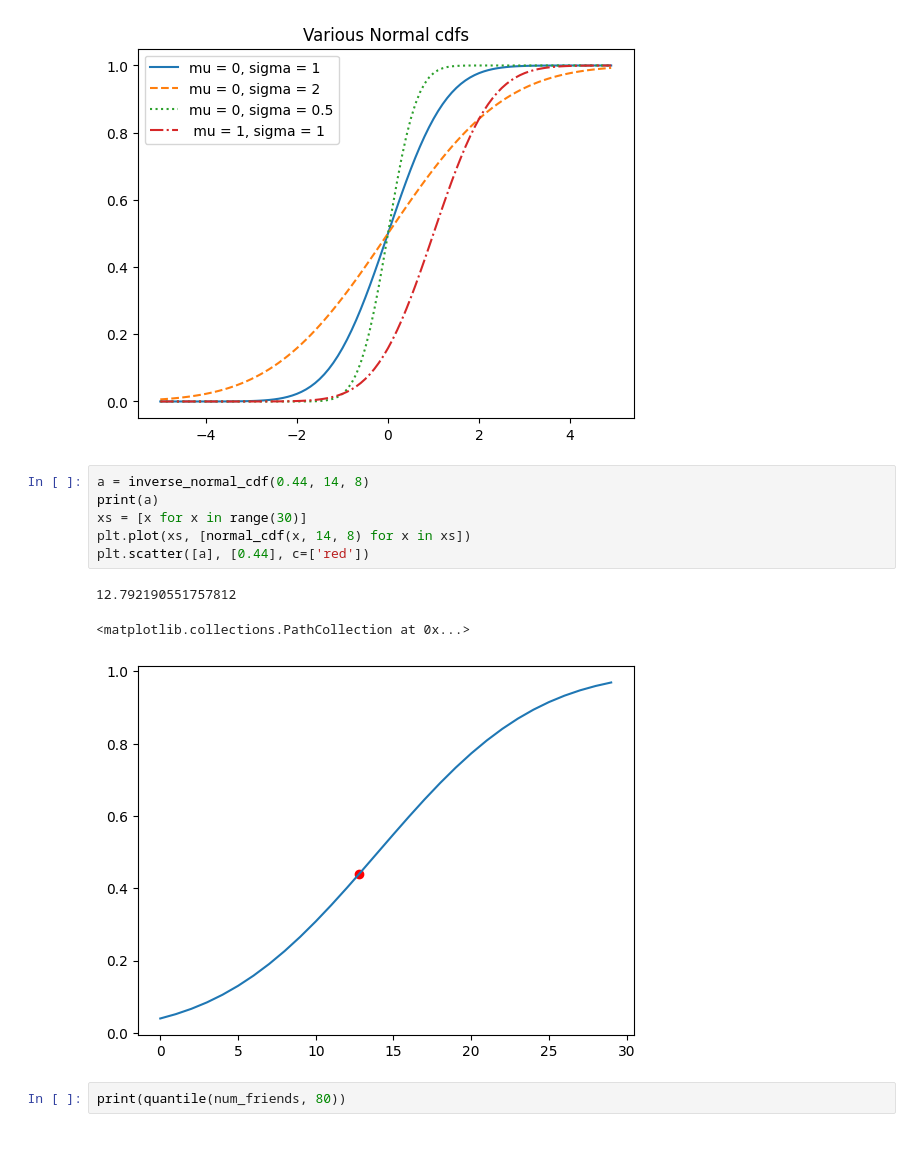
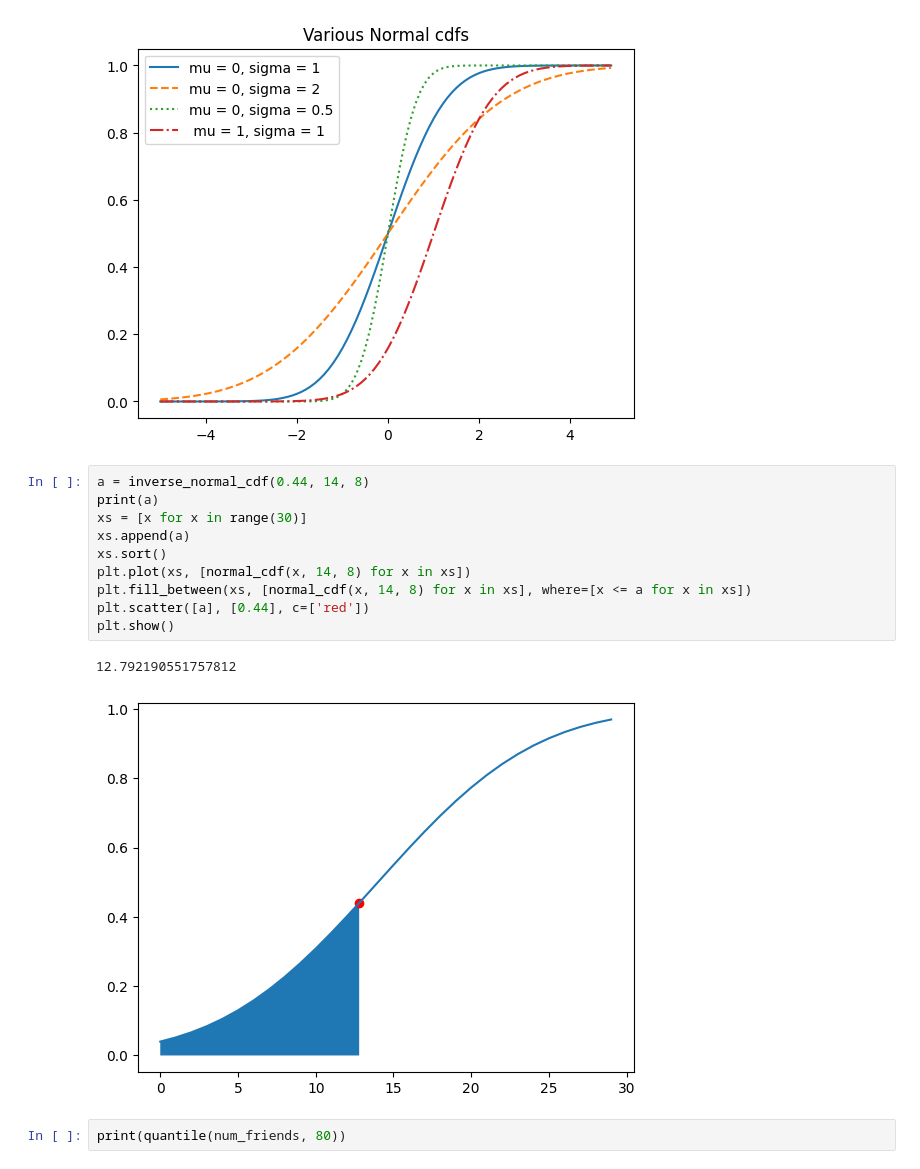
Before and after one commit to lethall/DataScience, a Jupyter notebook: FromScratch/matplotlibtesting.ipynb, the cells around one changed output. Drawn from its saved outputs; the diff is of its cells as text; blank space fills up the shorter version.

```diff
--- a/FromScratch/matplotlibtesting.ipynb
+++ b/FromScratch/matplotlibtesting.ipynb
@@ -140,13 +140,16 @@ plt.show()
 # %%
 a = inverse_normal_cdf(0.44, 14, 8)
 print(a)
 xs = [x for x in range(30)]
+xs.append(a)
+xs.sort()
 plt.plot(xs, [normal_cdf(x, 14, 8) for x in xs])
+plt.fill_between(xs, [normal_cdf(x, 14, 8) for x in xs], where=[x <= a for x in xs])
 plt.scatter([a], [0.44], c=['red'])
+plt.show()
 # %% [output]
 12.792190551757812
-<matplotlib.collections.PathCollection at 0x...>
-[figure, old version]
+[figure, new version]
 # %%
 print(quantile(num_friends, 80))
 # %% [output]
```
